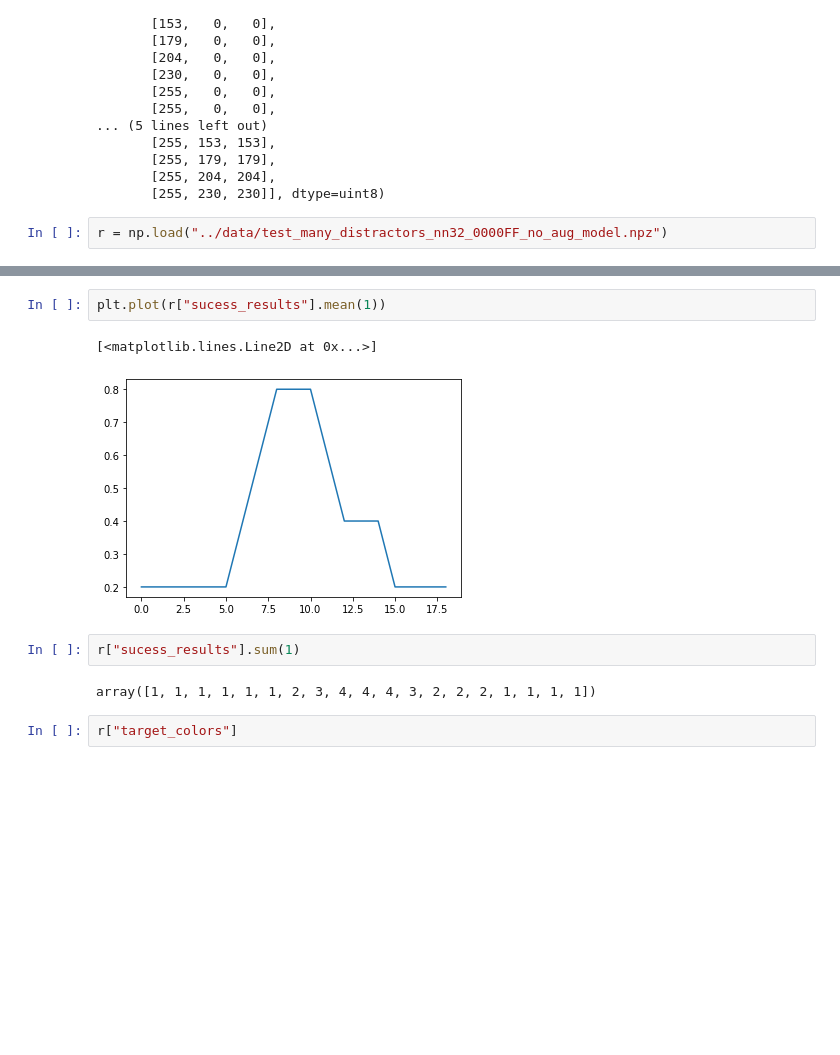
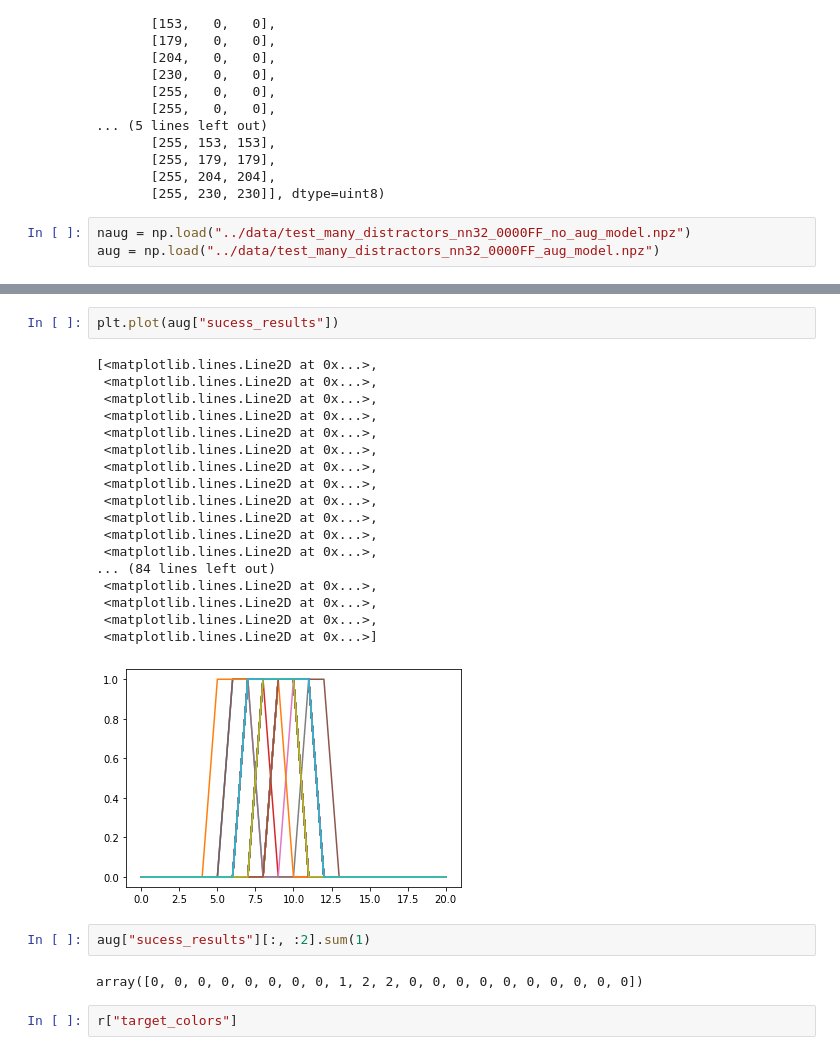
Before and after one commit to huber2/msc_project, a Jupyter notebook: analysis/test.ipynb, the cells around one changed output, grey strips where cells are left out. Drawn from its saved outputs; the diff is of its cells as text; blank space fills up the shorter version.

```diff
--- a/analysis/test.ipynb
+++ b/analysis/test.ipynb
@@ -160,5 +161,6 @@ array([[  0,   0,   0],
        [255, 204, 204],
        [255, 230, 230]], dtype=uint8)
 # %%
-r = np.load("../data/test_many_distractors_nn32_0000FF_no_aug_model.npz")
+naug = np.load("../data/test_many_distractors_nn32_0000FF_no_aug_model.npz")
+aug = np.load("../data/test_many_distractors_nn32_0000FF_aug_model.npz")
 # %%
@@ -170,12 +252,28 @@ sucess_results
 # %%
-plt.plot(r["sucess_results"].mean(1))
+plt.plot(aug["sucess_results"])
 # %% [output]
-[<matplotlib.lines.Line2D at 0x...>]
+[<matplotlib.lines.Line2D at 0x...>,
+ <matplotlib.lines.Line2D at 0x...>,
+ <matplotlib.lines.Line2D at 0x...>,
+ <matplotlib.lines.Line2D at 0x...>,
+ <matplotlib.lines.Line2D at 0x...>,
+ <matplotlib.lines.Line2D at 0x...>,
+ <matplotlib.lines.Line2D at 0x...>,
+ <matplotlib.lines.Line2D at 0x...>,
+ <matplotlib.lines.Line2D at 0x...>,
+ <matplotlib.lines.Line2D at 0x...>,
+ <matplotlib.lines.Line2D at 0x...>,
+ <matplotlib.lines.Line2D at 0x...>,
+... (84 lines left out)
+ <matplotlib.lines.Line2D at 0x...>,
+ <matplotlib.lines.Line2D at 0x...>,
+ <matplotlib.lines.Line2D at 0x...>,
+ <matplotlib.lines.Line2D at 0x...>]
-[figure, old version]
+[figure, new version]
 # %%
-r["sucess_results"].sum(1)
+aug["sucess_results"][:, :2].sum(1)
 # %% [output]
-array([1, 1, 1, 1, 1, 1, 2, 3, 4, 4, 4, 3, 2, 2, 2, 1, 1, 1, 1])
+array([0, 0, 0, 0, 0, 0, 0, 0, 1, 2, 2, 0, 0, 0, 0, 0, 0, 0, 0, 0, 0])
 # %%
 r["target_colors"]
 # %% [output]
```
Also changed, not shown: parts of 78 cells of this notebook, 16 other files.
